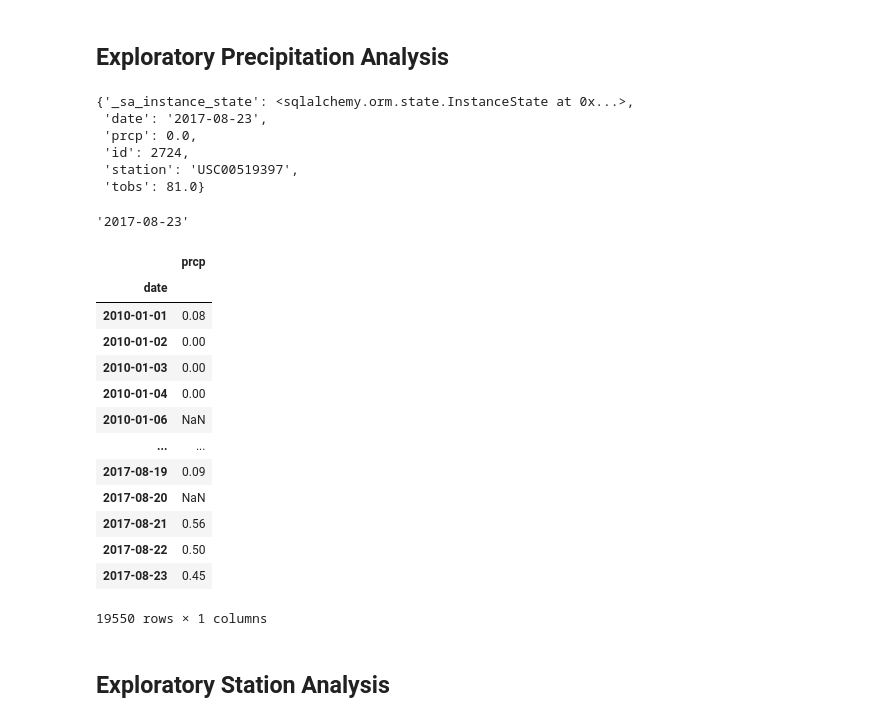
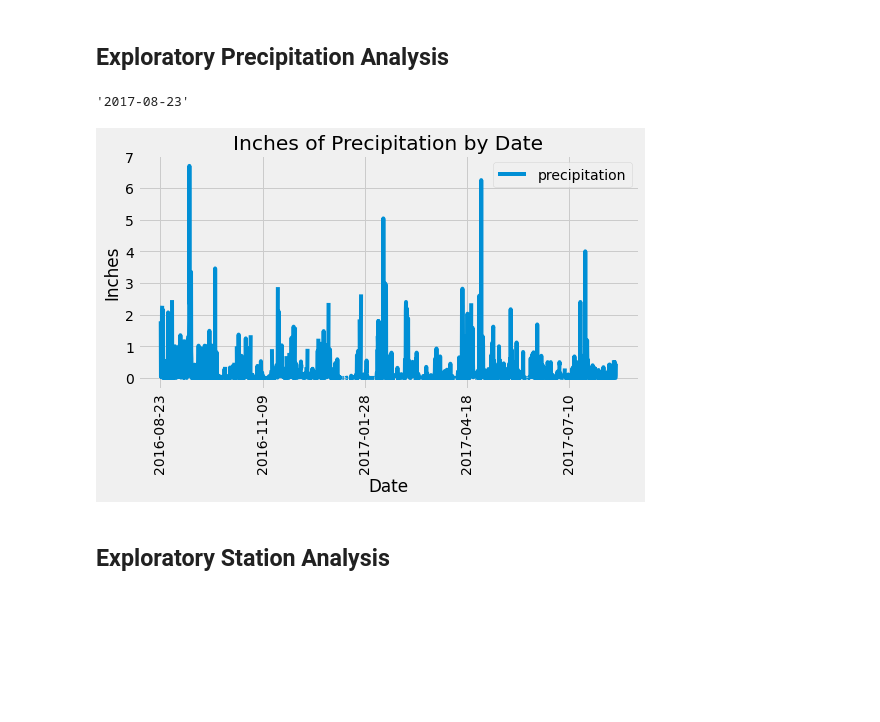
Before and after one commit to JonWeber0328/sqlalchemy-challenge, a Jupyter notebook: SQLAlchemy.ipynb, the cells around one changed output. Drawn from its saved outputs; the diff is of its cells as text; code cells hidden in the pictures; blank space fills up the shorter version.

Commit message:
Created df.plot.

```diff
--- a/SQLAlchemy.ipynb
+++ b/SQLAlchemy.ipynb
@@ -43,66 +43,48 @@ session = Session(engine)
 # %%
 # Find the most recent date in the data set.
 most_recent = session.query(Measurement).order_by(Measurement.date.desc()).first()
-last_row.__dict__
+#most_recent.__dict__
+
+most_recent = most_recent.__dict__['date']
+most_recent
 # %% [output]
-{'_sa_instance_state': <sqlalchemy.orm.state.InstanceState at 0x...>,
- 'date': '2017-08-23',
- 'prcp': 0.0,
- 'id': 2724,
- 'station': 'USC00519397',
- 'tobs': 81.0}
+'2017-08-23'
-# %%
-most_recent = most_recent.__dict__['date']
-most_recent
-# %% [output]
-'2017-08-23'
 # %%
 # Design a query to retrieve the last 12 months of precipitation data and plot the results.
 # Starting from the most recent data point in the database.
 most_recent = dt.datetime.strptime('2017-08-23', '%Y-%m-%d').date()
-most_recent #2017-08-23
+#most_recent #2017-08-23
 
 # Calculate the date one year from the last date in data set.
 year_ago = most_recent - dt.timedelta(days=365)
-year_ago #2016-08-23
+#year_ago #2016-08-23
 
 # Perform a query to retrieve the data and precipitation scores
+results = session.query(Measurement.date, Measurement.prcp).\
+        filter(func.strftime('%Y-%m-%d', Measurement.date) >= year_ago)
+#results
 
-#query = engine.execute('select date, prcp from Measurement').fetchall()
-
-#query
-
-
-
-#results = session.query(query).\
-    #filter(Measurement.date >= year_ago, Measurement.date <= most_recent).all()
-
-
-
+ # Close Session
+session.close()
 
 # Save the query results as a Pandas DataFrame and set the index to the date column
-data = pd.read_sql("SELECT date, prcp FROM Measurement", conn, index_col='date')
-data
+df = pd.DataFrame(results, columns=['date', 'precipitation'])
+df = df.set_index('date')
+#df
 
 # Sort the dataframe by date
-
+df = df.sort_values(by='date')
+#df
 
 # Use Pandas Plotting with Matplotlib to plot the data
+df.plot(rot=90, figsize=(8,4))
+
+plt.title('Inches of Precipitation by Date')
+plt.xlabel('Date')
+plt.ylabel('Inches')
+plt.show()
 # %% [output]
-|  | prcp |
-| date |  |
-| 2010-01-01 | 0.08 |
-| 2010-01-02 | 0.00 |
-| 2010-01-03 | 0.00 |
-| 2010-01-04 | 0.00 |
-| 2010-01-06 | NaN |
-| ... | ... |
-| 2017-08-19 | 0.09 |
-| 2017-08-20 | NaN |
-| 2017-08-21 | 0.56 |
-| 2017-08-22 | 0.50 |
-| 2017-08-23 | 0.45 |
-19550 rows × 1 columns
+[figure, added]
 # %%
 # Use Pandas to calcualte the summary statistics for the precipitation data
 # %% [markdown]
```
